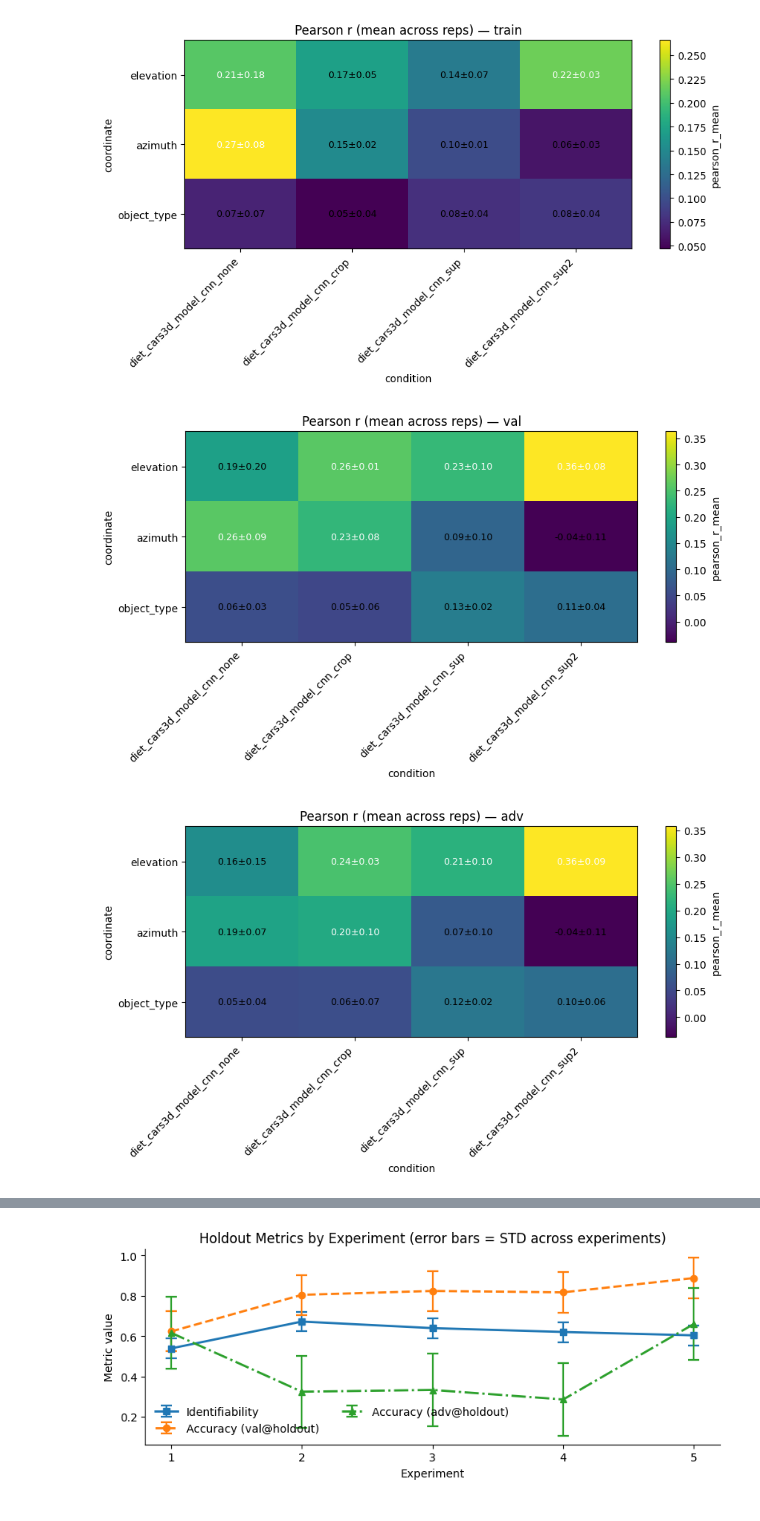
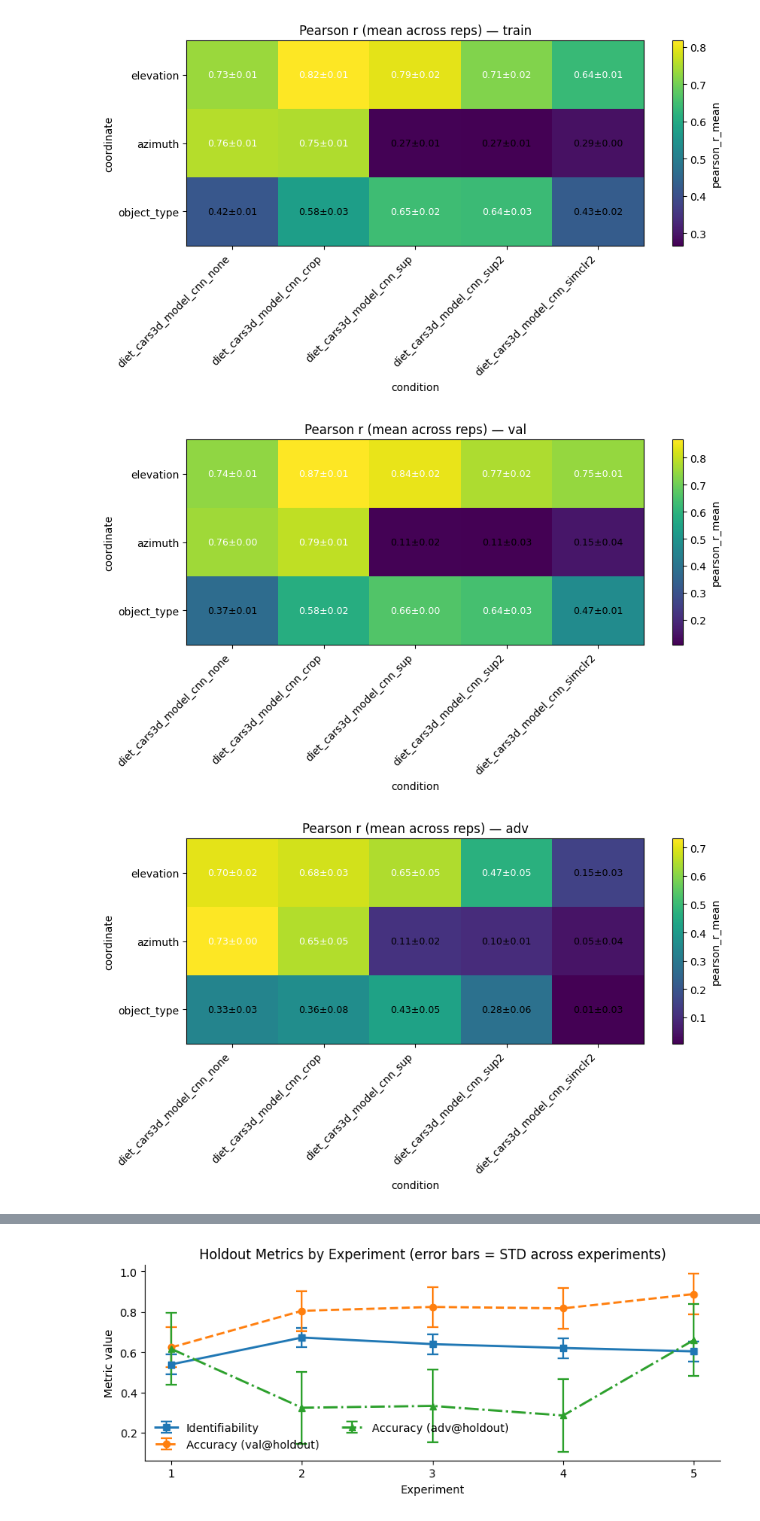
Before and after one commit to miguelmartins/csi-robustness, a Jupyter notebook: dsprites_cars3d.ipynb, the cells around one changed output, grey strips where cells are left out. Drawn from its saved outputs; the diff is of its cells as text; code cells hidden in the pictures.

```diff
--- a/dsprites_cars3d.ipynb
+++ b/dsprites_cars3d.ipynb
@@ -20,7 +20,7 @@ import matplotlib.pyplot as plt
 ds = "cars3d"  # dataset tag used in filenames / condition names
 
 ROOT = Path(".")  # change if needed
-GLOB_PATTERN = f"**/logs_2/*{ds}*/identifiability.txt"
+GLOB_PATTERN = f"**/logs_pgd/*{ds}*/pgd.txt"
 
 ANNOTATE_STYLE = "mean±std"  # "mean" or "mean±std"
 TEXT_DECIMALS = 2
@@ -223,33 +223,33 @@ def plot_heatmap_annotated(
     for i in range(mean_p.shape[0]):
         for j in range(mean_p.shape[1]):
             mean_val = mean_p.iat[i, j]
             std_val = std_p.iat[i, j]
             if pd.isna(mean_val):
                 continue
 
             if annotate == "mean±std":
                 text = f"{mean_val:.{decimals}f}±{std_val:.{decimals}f}"
             else:
                 text = f"{mean_val:.{decimals}f}"
 
             norm = (mean_val - vmin) / denom
             color = "white" if norm > 0.60 else "black"
             ax.text(j, i, text, ha="center", va="center", fontsize=9, color=color)
 
     fig.tight_layout()
     plt.show()
 
 
 # -----------------------------
 # Run everything
 # -----------------------------
 df_raw = parse_all(ROOT, GLOB_PATTERN)
 df_raw = add_condition_and_rep(df_raw)
 agg = aggregate_across_reps(df_raw)
 
 for sp in ["train", "val", "adv"]:
     plot_heatmap_annotated(agg, sp, annotate=ANNOTATE_STYLE, decimals=TEXT_DECIMALS)
 # %% [output]
-[figure, old version]
+[figure, new version]
-[figure, old version]
+[figure, new version]
-[figure, old version]
+[figure, new version]
```
Also changed, not shown: parts of 2 cells of this notebook, 6 other files.
